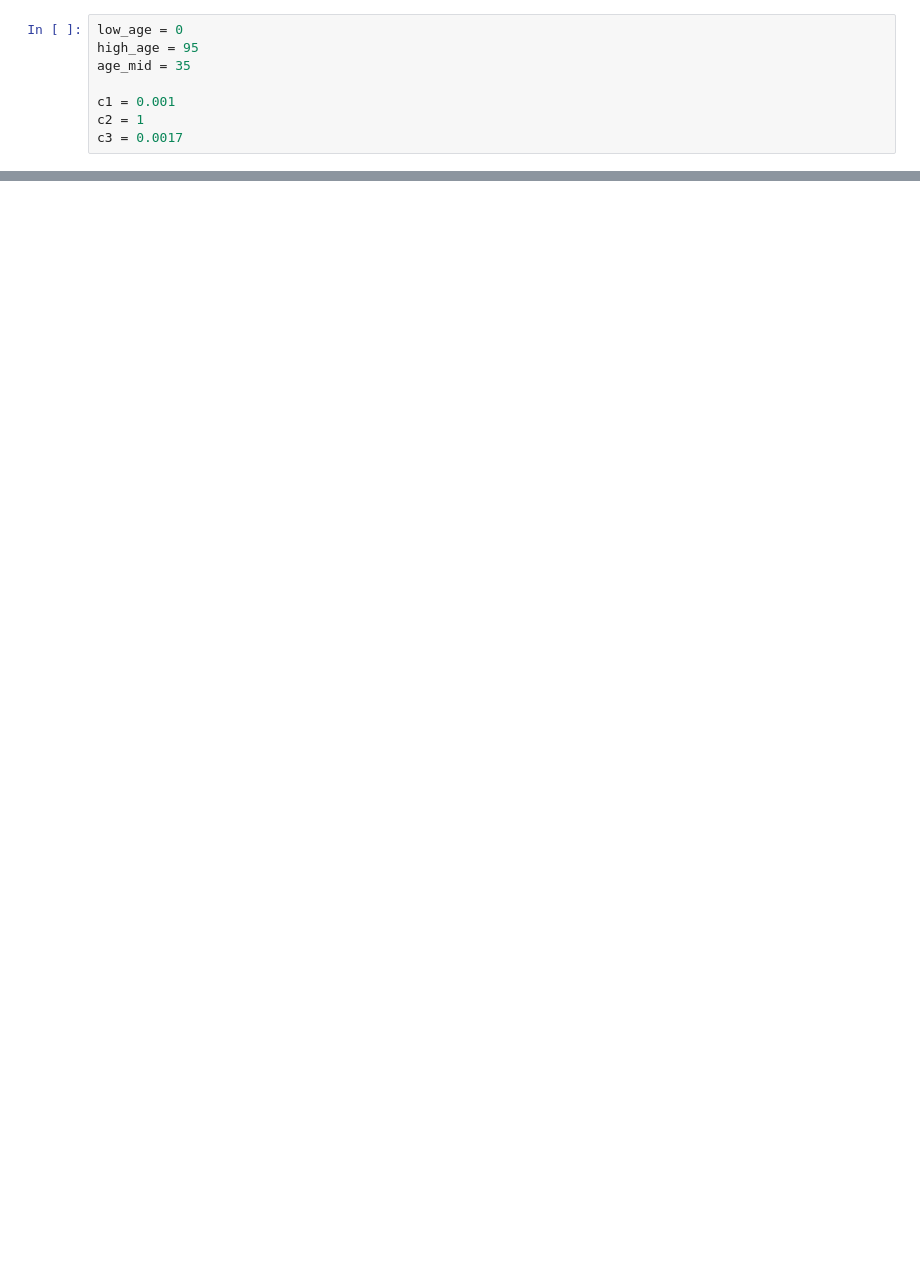
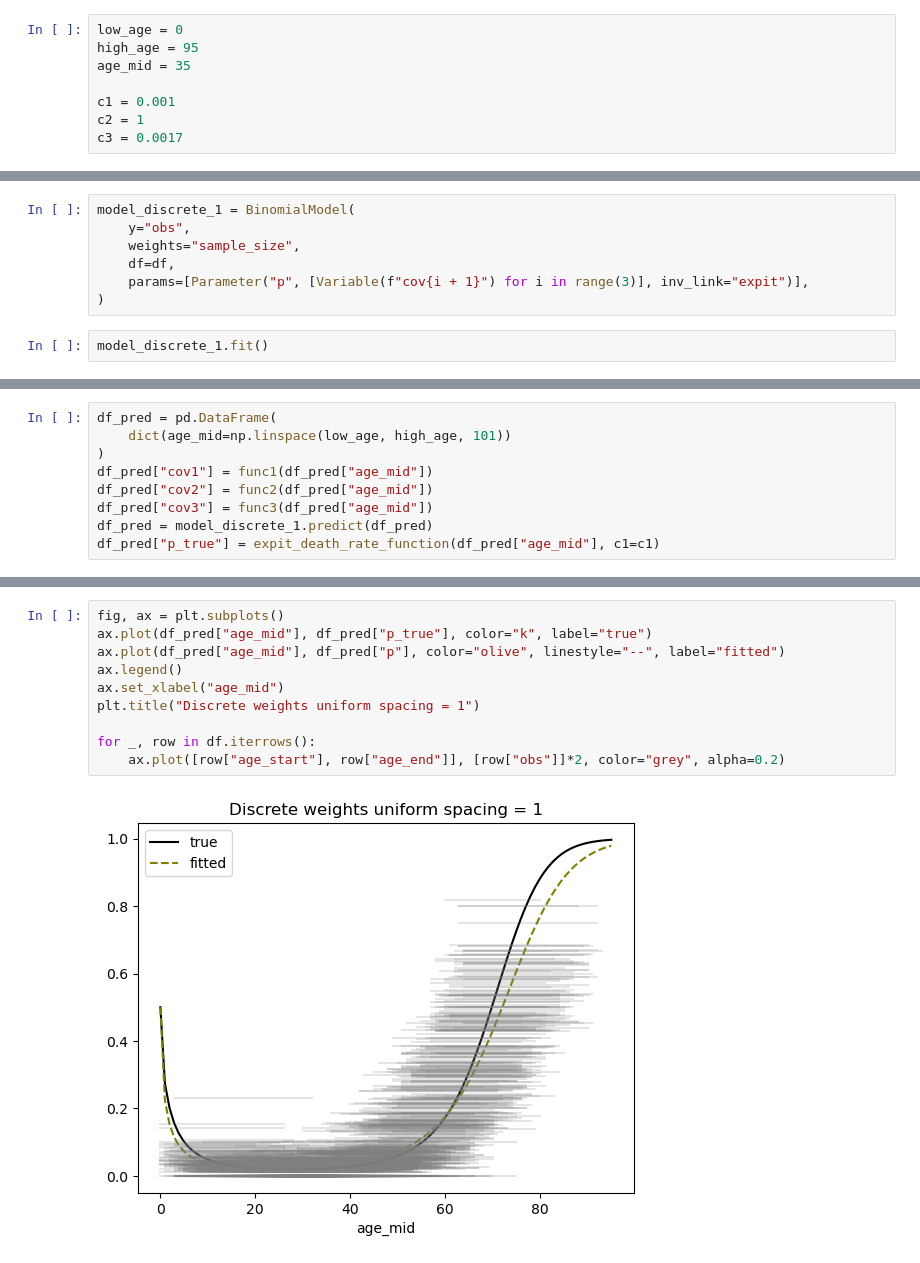
Before and after one commit to ihmeuw-msca/integral-functions, a Jupyter notebook: notebooks/simulation_finite.ipynb, the cells around one changed output, grey strips where cells are left out. Saved outputs shown, nothing was run; the diff lists cells and outputs as text; blank space fills up the shorter version.

Commit message:
Got 1-uniform distance results

```diff
--- a/notebooks/simulation_finite.ipynb
+++ b/notebooks/simulation_finite.ipynb
@@ -105 +137,10 @@ df
 1000 rows × 9 columns
+# %%
+model_discrete_1 = BinomialModel(
+    y="obs",
+    weights="sample_size",
+    df=df,
+    params=[Parameter("p", [Variable(f"cov{i + 1}") for i in range(3)], inv_link="expit")],
+)
+# %%
+model_discrete_1.fit()
@@ -105,0 +151,9 @@ df
+# %%
+df_pred = pd.DataFrame(
+    dict(age_mid=np.linspace(low_age, high_age, 101))
+)
+df_pred["cov1"] = func1(df_pred["age_mid"])
+df_pred["cov2"] = func2(df_pred["age_mid"])
+df_pred["cov3"] = func3(df_pred["age_mid"])
+df_pred = model_discrete_1.predict(df_pred)
+df_pred["p_true"] = expit_death_rate_function(df_pred["age_mid"], c1=c1)
@@ -105,0 +176,12 @@ df
+# %%
+fig, ax = plt.subplots()
+ax.plot(df_pred["age_mid"], df_pred["p_true"], color="k", label="true")
+ax.plot(df_pred["age_mid"], df_pred["p"], color="olive", linestyle="--", label="fitted")
+ax.legend()
+ax.set_xlabel("age_mid")
+plt.title("Discrete weights uniform spacing = 1")
+
+for _, row in df.iterrows():
+    ax.plot([row["age_start"], row["age_end"]], [row["obs"]]*2, color="grey", alpha=0.2)
+# %% [output]
+[figure, added]
```
Also changed, not shown: parts of 12 cells of this notebook, 1 other file.
